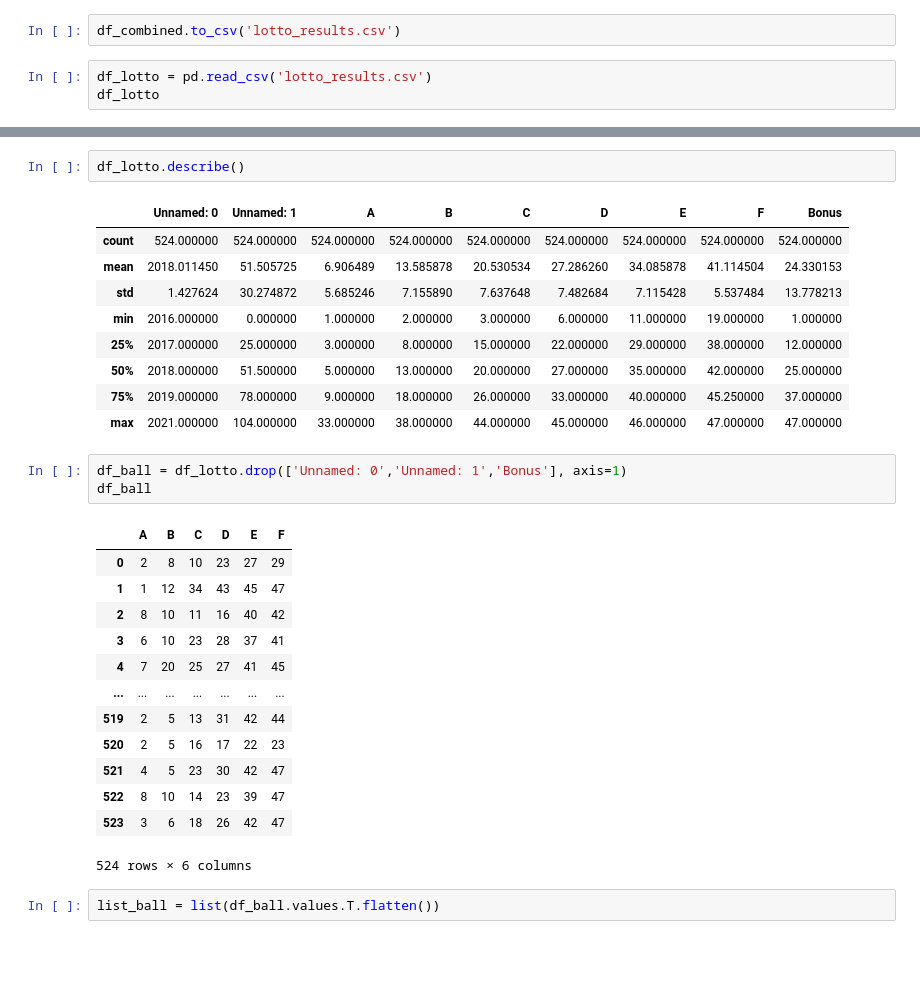
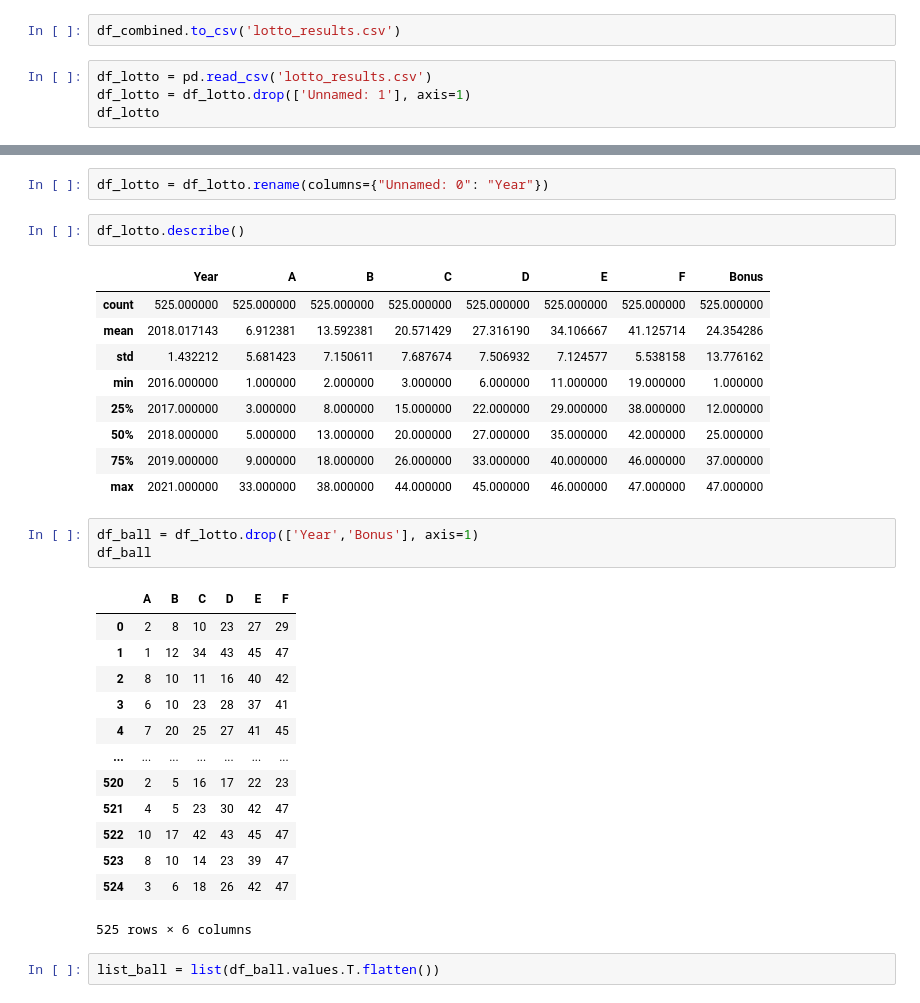
Before and after one commit to killfoley/Lotto-Scraping, a Jupyter notebook: Lotto results notebook.ipynb, the cells around one changed output, grey strips where cells are left out. Cells and saved outputs as stored; diff of their text form; blank space fills up the shorter version.

```diff
--- a/Lotto results notebook.ipynb
+++ b/Lotto results notebook.ipynb
@@ -420,5 +422,6 @@ df_combined
 df_combined.to_csv('lotto_results.csv')
 # %%
 df_lotto = pd.read_csv('lotto_results.csv')
+df_lotto = df_lotto.drop(['Unnamed: 1'], axis=1)
 df_lotto
 # %% [output]
@@ -438,32 +441,34 @@ df_lotto
+# %%
+df_lotto = df_lotto.rename(columns={"Unnamed: 0": "Year"})
 # %%
 df_lotto.describe()
 # %% [output]
-|  | Unnamed: 0 | Unnamed: 1 | A | B | C | D | E | F | Bonus |
-| count | 524.000000 | 524.000000 | 524.000000 | 524.000000 | 524.000000 | 524.000000 | 524.000000 | 524.000000 | 524.000000 |
-| mean | 2018.011450 | 51.505725 | 6.906489 | 13.585878 | 20.530534 | 27.286260 | 34.085878 | 41.114504 | 24.330153 |
-| std | 1.427624 | 30.274872 | 5.685246 | 7.155890 | 7.637648 | 7.482684 | 7.115428 | 5.537484 | 13.778213 |
-| min | 2016.000000 | 0.000000 | 1.000000 | 2.000000 | 3.000000 | 6.000000 | 11.000000 | 19.000000 | 1.000000 |
-| 25% | 2017.000000 | 25.000000 | 3.000000 | 8.000000 | 15.000000 | 22.000000 | 29.000000 | 38.000000 | 12.000000 |
-| 50% | 2018.000000 | 51.500000 | 5.000000 | 13.000000 | 20.000000 | 27.000000 | 35.000000 | 42.000000 | 25.000000 |
-| 75% | 2019.000000 | 78.000000 | 9.000000 | 18.000000 | 26.000000 | 33.000000 | 40.000000 | 45.250000 | 37.000000 |
-| max | 2021.000000 | 104.000000 | 33.000000 | 38.000000 | 44.000000 | 45.000000 | 46.000000 | 47.000000 | 47.000000 |
+|  | Year | A | B | C | D | E | F | Bonus |
+| count | 525.000000 | 525.000000 | 525.000000 | 525.000000 | 525.000000 | 525.000000 | 525.000000 | 525.000000 |
+| mean | 2018.017143 | 6.912381 | 13.592381 | 20.571429 | 27.316190 | 34.106667 | 41.125714 | 24.354286 |
+| std | 1.432212 | 5.681423 | 7.150611 | 7.687674 | 7.506932 | 7.124577 | 5.538158 | 13.776162 |
+| min | 2016.000000 | 1.000000 | 2.000000 | 3.000000 | 6.000000 | 11.000000 | 19.000000 | 1.000000 |
+| 25% | 2017.000000 | 3.000000 | 8.000000 | 15.000000 | 22.000000 | 29.000000 | 38.000000 | 12.000000 |
+| 50% | 2018.000000 | 5.000000 | 13.000000 | 20.000000 | 27.000000 | 35.000000 | 42.000000 | 25.000000 |
+| 75% | 2019.000000 | 9.000000 | 18.000000 | 26.000000 | 33.000000 | 40.000000 | 46.000000 | 37.000000 |
+| max | 2021.000000 | 33.000000 | 38.000000 | 44.000000 | 45.000000 | 46.000000 | 47.000000 | 47.000000 |
 # %%
-df_ball = df_lotto.drop(['Unnamed: 0','Unnamed: 1','Bonus'], axis=1)
+df_ball = df_lotto.drop(['Year','Bonus'], axis=1)
 df_ball
 # %% [output]
 |  | A | B | C | D | E | F |
 | 0 | 2 | 8 | 10 | 23 | 27 | 29 |
 | 1 | 1 | 12 | 34 | 43 | 45 | 47 |
 | 2 | 8 | 10 | 11 | 16 | 40 | 42 |
 | 3 | 6 | 10 | 23 | 28 | 37 | 41 |
 | 4 | 7 | 20 | 25 | 27 | 41 | 45 |
 | ... | ... | ... | ... | ... | ... | ... |
-| 519 | 2 | 5 | 13 | 31 | 42 | 44 |
 | 520 | 2 | 5 | 16 | 17 | 22 | 23 |
 | 521 | 4 | 5 | 23 | 30 | 42 | 47 |
-| 522 | 8 | 10 | 14 | 23 | 39 | 47 |
-| 523 | 3 | 6 | 18 | 26 | 42 | 47 |
+| 522 | 10 | 17 | 42 | 43 | 45 | 47 |
+| 523 | 8 | 10 | 14 | 23 | 39 | 47 |
+| 524 | 3 | 6 | 18 | 26 | 42 | 47 |
-524 rows × 6 columns
+525 rows × 6 columns
 # %%
 list_ball = list(df_ball.values.T.flatten())
 # %%
```
Also changed, not shown: parts of 30 cells of this notebook, 3 other files.
